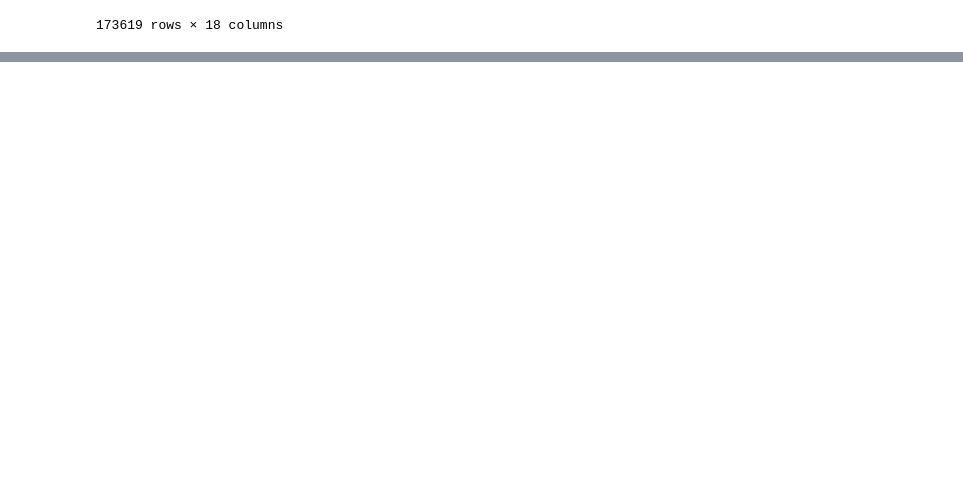
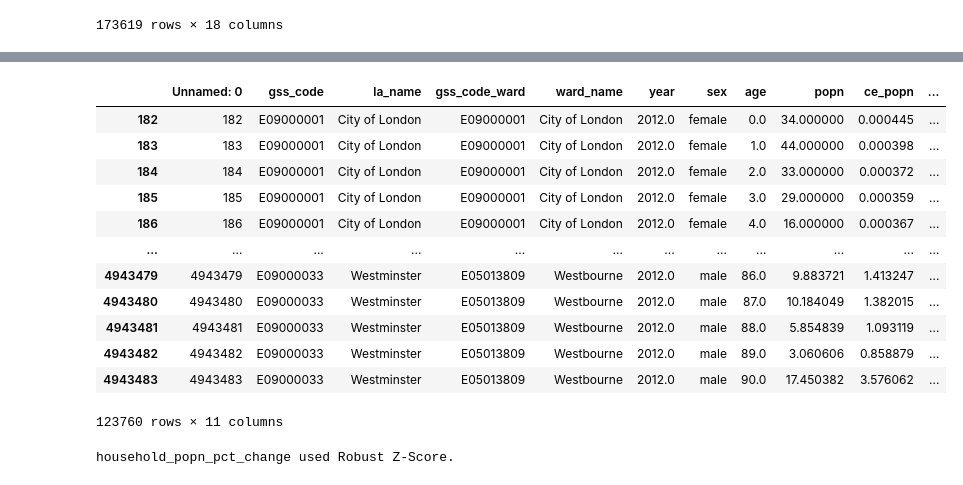
Before and after one commit to SebastianHeslinRees/Projections_QA, a Jupyter notebook: QA_population_projection.ipynb, the cells around one changed output, grey strips where cells are left out. Cells and saved outputs as stored; diff of their text form; code cells hidden in the pictures; blank space fills up the shorter version.

```diff
--- a/QA_population_projection.ipynb
+++ b/QA_population_projection.ipynb
@@ -1181,0 +1217,21 @@ df_tally
+# %%
+#select year 2012
+household_data[household_data['year'] == 2012]
+# %% [output]
+|  | Unnamed: 0 | gss_code | la_name | gss_code_ward | ward_name | year | sex | age | popn | ce_popn | ... |
+| 182 | 182 | E09000001 | City of London | E09000001 | City of London | 2012.0 | female | 0.0 | 34.000000 | 0.000445 | ... |
+| 183 | 183 | E09000001 | City of London | E09000001 | City of London | 2012.0 | female | 1.0 | 44.000000 | 0.000398 | ... |
+| 184 | 184 | E09000001 | City of London | E09000001 | City of London | 2012.0 | female | 2.0 | 33.000000 | 0.000372 | ... |
+| 185 | 185 | E09000001 | City of London | E09000001 | City of London | 2012.0 | female | 3.0 | 29.000000 | 0.000359 | ... |
+| 186 | 186 | E09000001 | City of London | E09000001 | City of London | 2012.0 | female | 4.0 | 16.000000 | 0.000367 | ... |
+| ... | ... | ... | ... | ... | ... | ... | ... | ... | ... | ... | ... |
+| 4943479 | 4943479 | E09000033 | Westminster | E05013809 | Westbourne | 2012.0 | male | 86.0 | 9.883721 | 1.413247 | ... |
+| 4943480 | 4943480 | E09000033 | Westminster | E05013809 | Westbourne | 2012.0 | male | 87.0 | 10.184049 | 1.382015 | ... |
+| 4943481 | 4943481 | E09000033 | Westminster | E05013809 | Westbourne | 2012.0 | male | 88.0 | 5.854839 | 1.093119 | ... |
+| 4943482 | 4943482 | E09000033 | Westminster | E05013809 | Westbourne | 2012.0 | male | 89.0 | 3.060606 | 0.858879 | ... |
+| 4943483 | 4943483 | E09000033 | Westminster | E05013809 | Westbourne | 2012.0 | male | 90.0 | 17.450382 | 3.576062 | ... |
+123760 rows × 11 columns
+# %%
+household_popn_outlier = calculate_zscores_and_find_outliers(household_data, ['household_popn'], handle_inf=False, Geography='ward', z_score_threshold=5, For_population_totals=False)
+# %% [output]
+household_popn_pct_change used Robust Z-Score.
```
Also changed, not shown: parts of 13 cells of this notebook, 1 other file.
